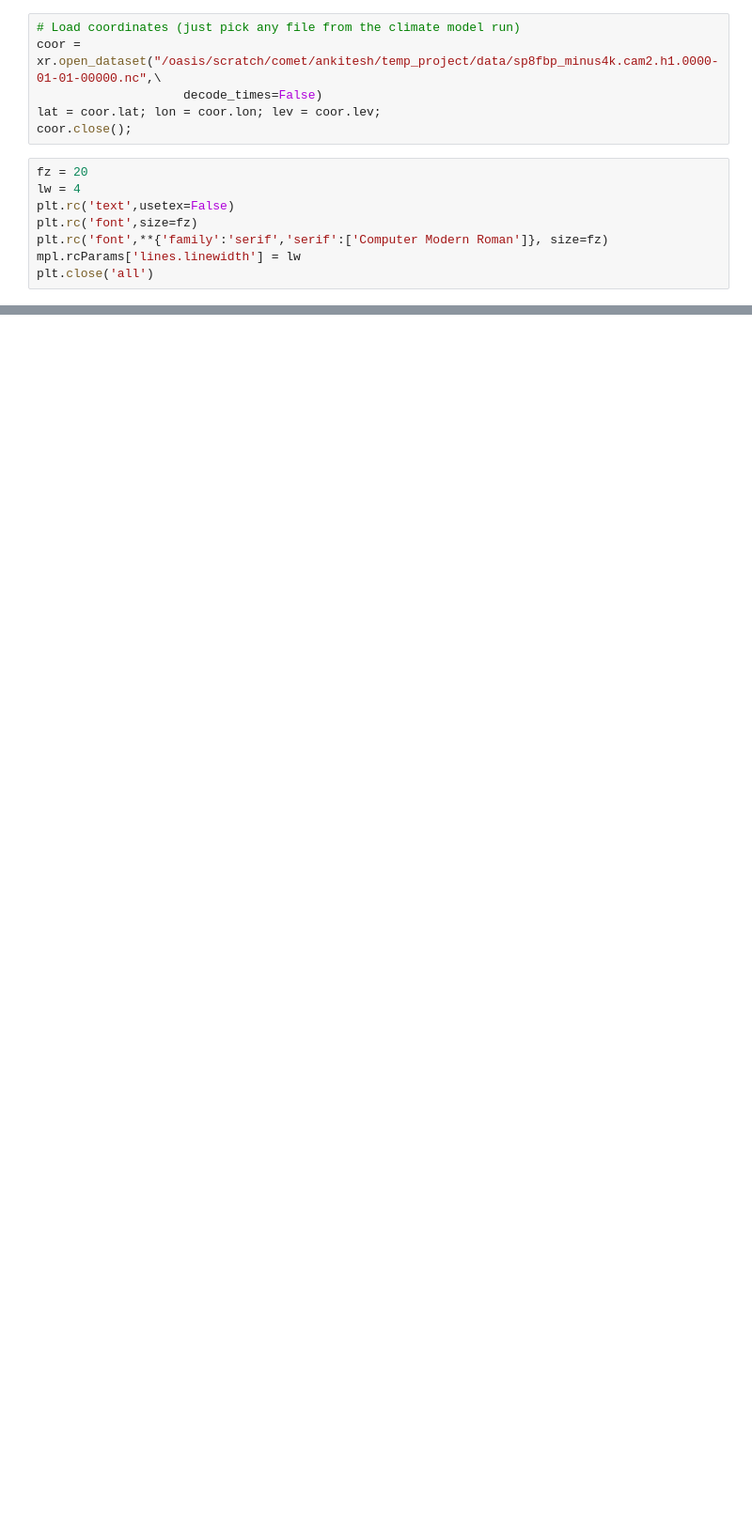
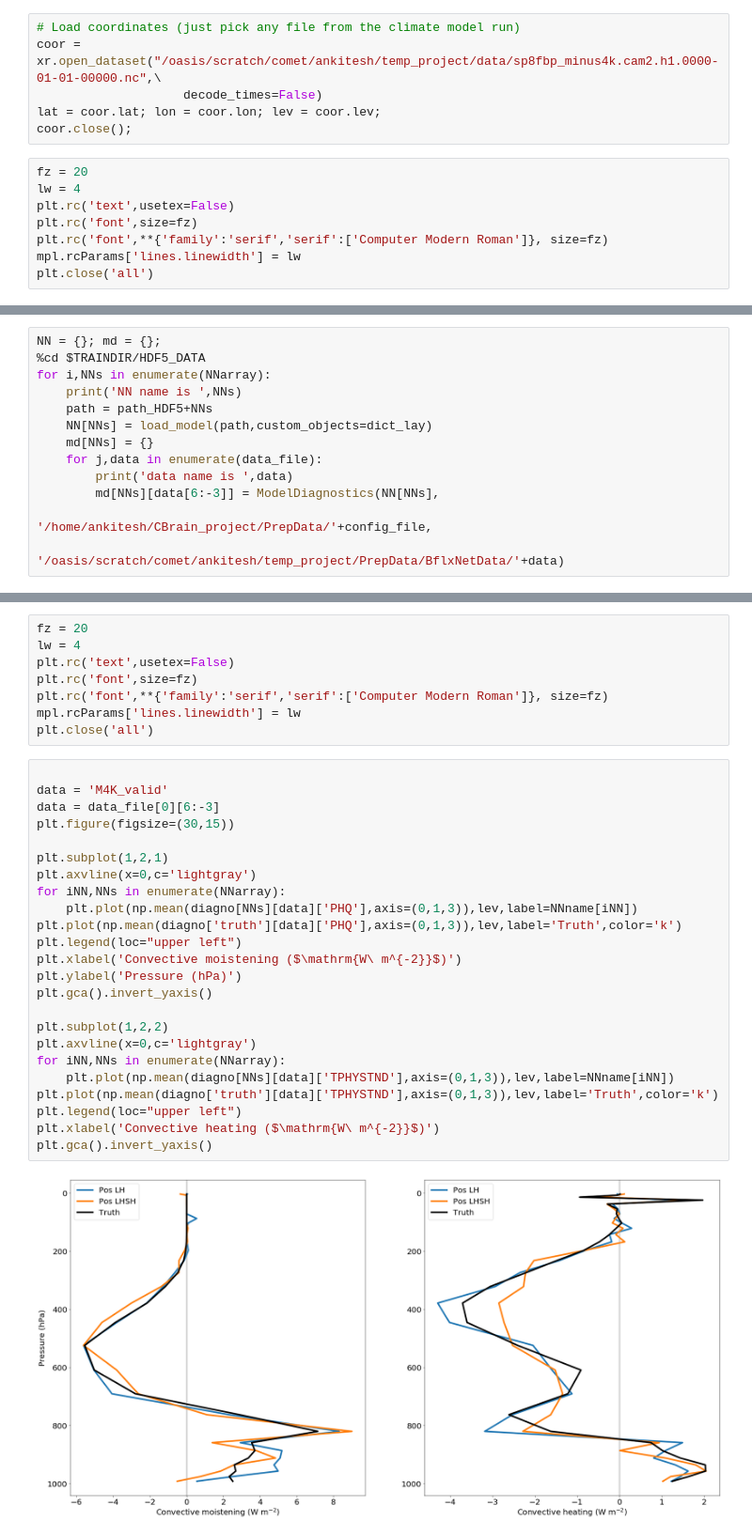
Before and after one commit to pandasambit15/CBRAIN-CAM, a Jupyter notebook: notebooks/ankitesh_devlog/BflxNet.ipynb, the cells around one changed output, grey strips where cells are left out. Shown at 94% size. Saved outputs shown, nothing was run; the diff lists cells and outputs as text; blank space fills up the shorter version.

```diff
--- a/notebooks/ankitesh_devlog/BflxNet.ipynb
+++ b/notebooks/ankitesh_devlog/BflxNet.ipynb
@@ -1097,0 +1101,13 @@ plt.gca().invert_yaxis()
+# %%
+NN = {}; md = {};
+%cd $TRAINDIR/HDF5_DATA
+for i,NNs in enumerate(NNarray):
+    print('NN name is ',NNs)
+    path = path_HDF5+NNs
+    NN[NNs] = load_model(path,custom_objects=dict_lay)
+    md[NNs] = {}
+    for j,data in enumerate(data_file):
+        print('data name is ',data)
+        md[NNs][data[6:-3]] = ModelDiagnostics(NN[NNs],
+                                                '/home/ankitesh/CBrain_project/PrepData/'+config_file,
+                                                '/oasis/scratch/comet/ankitesh/temp_project/PrepData/BflxNetData/'+data)
@@ -1097,0 +1175,34 @@ plt.gca().invert_yaxis()
+# %%
+fz = 20
+lw = 4
+plt.rc('text',usetex=False)
+plt.rc('font',size=fz)
+plt.rc('font',**{'family':'serif','serif':['Computer Modern Roman']}, size=fz)
+mpl.rcParams['lines.linewidth'] = lw
+plt.close('all')
+# %%
+
+data = 'M4K_valid'
+data = data_file[0][6:-3]
+plt.figure(figsize=(30,15))
+
+plt.subplot(1,2,1)
+plt.axvline(x=0,c='lightgray')
+for iNN,NNs in enumerate(NNarray):
+    plt.plot(np.mean(diagno[NNs][data]['PHQ'],axis=(0,1,3)),lev,label=NNname[iNN])
+plt.plot(np.mean(diagno['truth'][data]['PHQ'],axis=(0,1,3)),lev,label='Truth',color='k')
+plt.legend(loc="upper left")
+plt.xlabel('Convective moistening ($\mathrm{W\ m^{-2}}$)')
+plt.ylabel('Pressure (hPa)')
+plt.gca().invert_yaxis()
+
+plt.subplot(1,2,2)
+plt.axvline(x=0,c='lightgray')
+for iNN,NNs in enumerate(NNarray):
+    plt.plot(np.mean(diagno[NNs][data]['TPHYSTND'],axis=(0,1,3)),lev,label=NNname[iNN])
+plt.plot(np.mean(diagno['truth'][data]['TPHYSTND'],axis=(0,1,3)),lev,label='Truth',color='k')
+plt.legend(loc="upper left")
+plt.xlabel('Convective heating ($\mathrm{W\ m^{-2}}$)')
+plt.gca().invert_yaxis()
+# %% [output]
+[figure, added]
```
Also changed, not shown: parts of 26 cells of this notebook.
